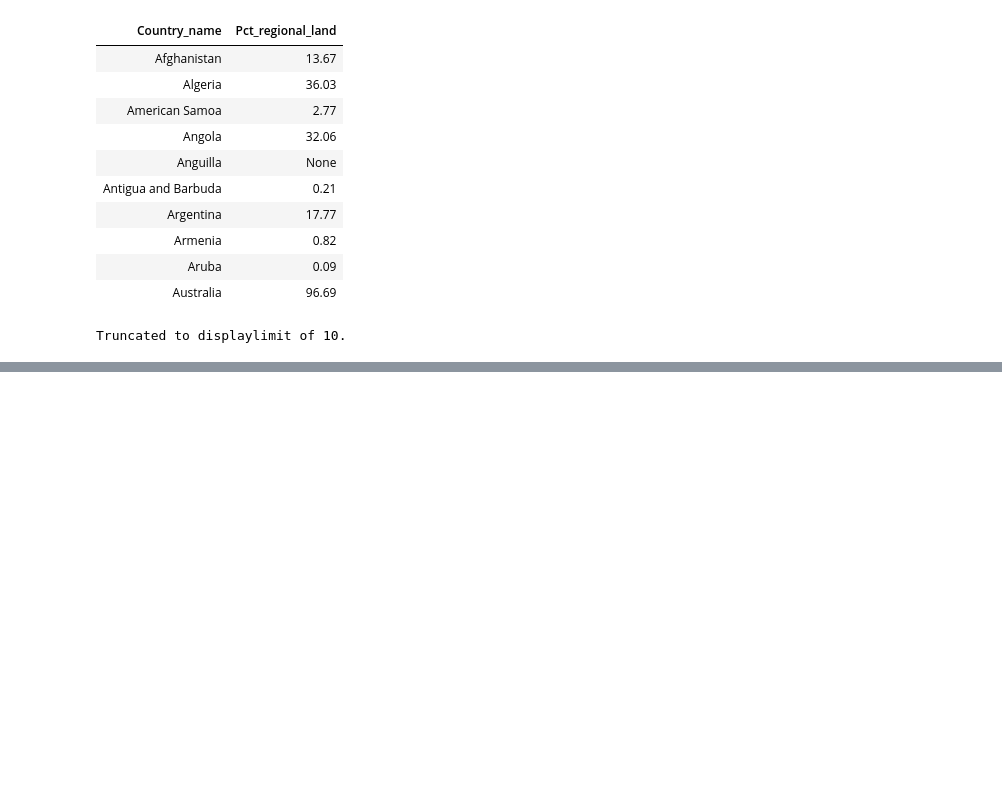
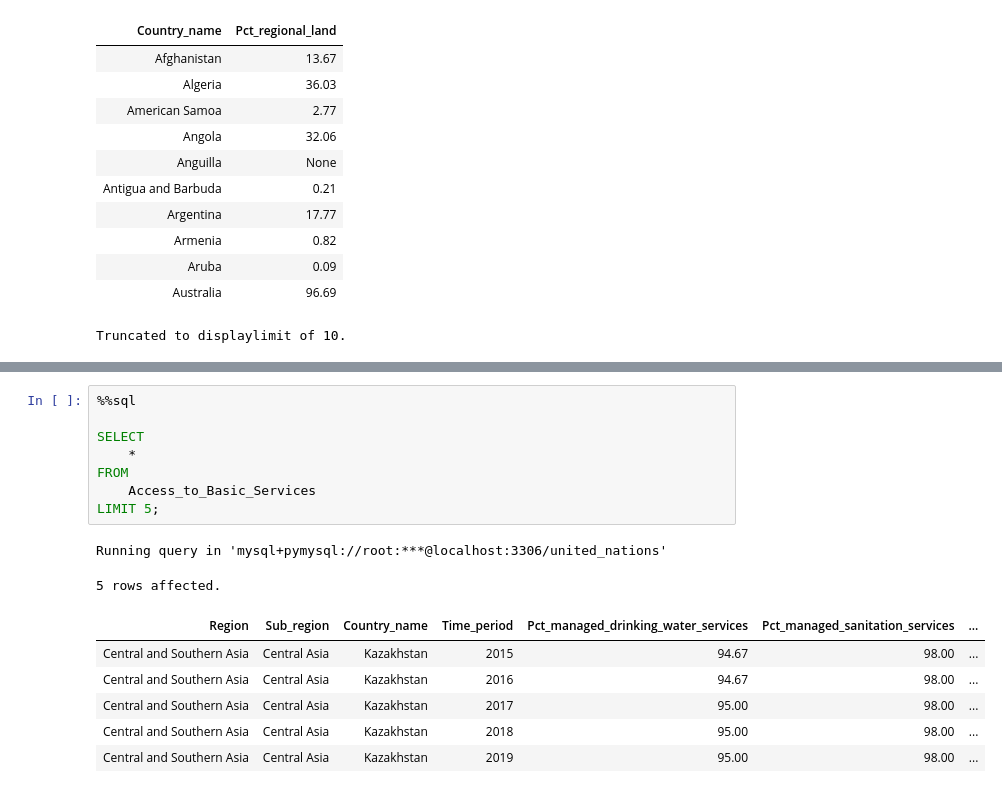
Before and after one commit to kxrrym03/ALX-Exercises, a Jupyter notebook: OptimisingQueries.ipynb, the cells around one changed output, grey strips where cells are left out. Cells and saved outputs as stored; diff of their text form; blank space fills up the shorter version.

```diff
--- a/OptimisingQueries.ipynb
+++ b/OptimisingQueries.ipynb
@@ -113,0 +175,17 @@ Truncated to displaylimit of 10.
+# %%
+%%sql
+
+SELECT
+    *
+FROM
+    Access_to_Basic_Services
+LIMIT 5;
+# %% [output]
+Running query in 'mysql+pymysql://root:***@localhost:3306/united_nations'
+5 rows affected.
+| Region | Sub_region | Country_name | Time_period | Pct_managed_drinking_water_services | Pct_managed_sanitation_services | ... |
+| Central and Southern Asia | Central Asia | Kazakhstan | 2015 | 94.67 | 98.00 | ... |
+| Central and Southern Asia | Central Asia | Kazakhstan | 2016 | 94.67 | 98.00 | ... |
+| Central and Southern Asia | Central Asia | Kazakhstan | 2017 | 95.00 | 98.00 | ... |
+| Central and Southern Asia | Central Asia | Kazakhstan | 2018 | 95.00 | 98.00 | ... |
+| Central and Southern Asia | Central Asia | Kazakhstan | 2019 | 95.00 | 98.00 | ... |
```
Also changed, not shown: parts of 5 cells of this notebook.
